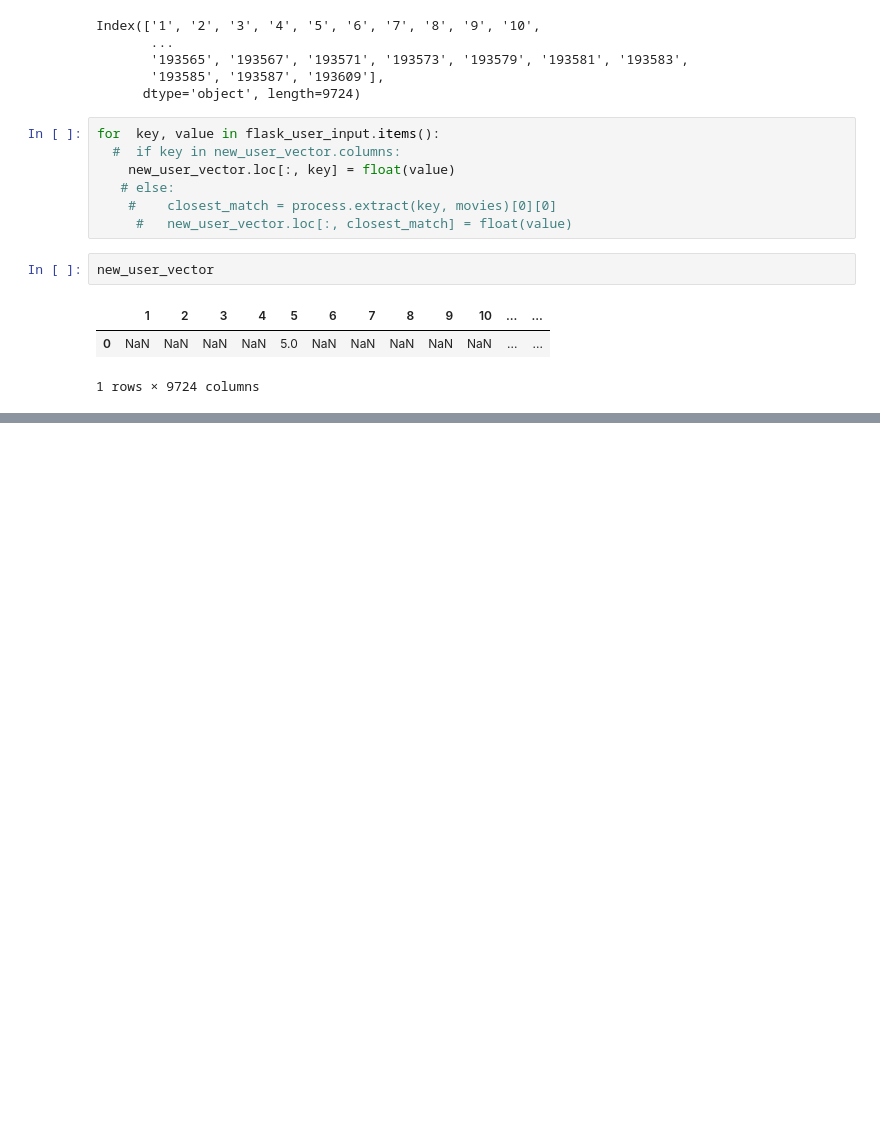
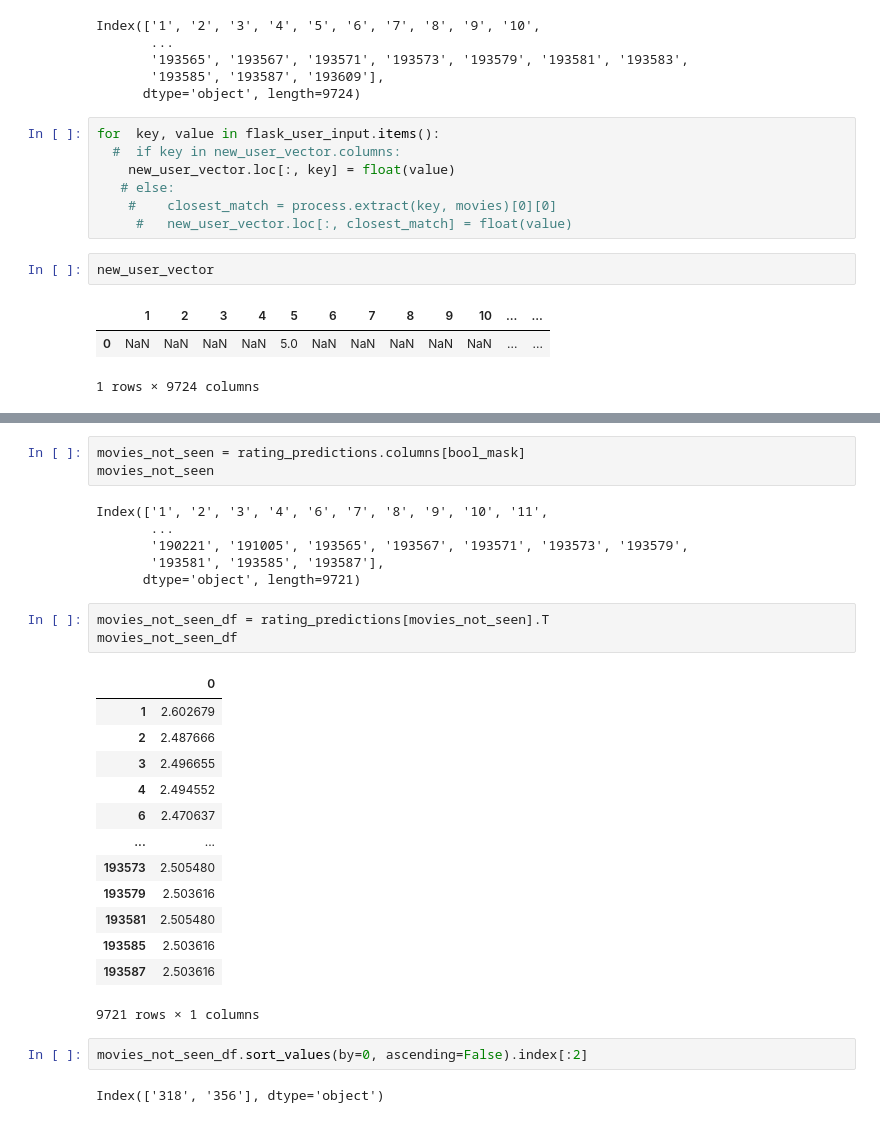
Before and after one commit to ccuevasd/movie_recommender, a Jupyter notebook: nmf/nmf.ipynb, the cells around one changed output, grey strips where cells are left out. Saved outputs shown, nothing was run; the diff lists cells and outputs as text; blank space fills up the shorter version.

Commit message:
Built movie recommender

```diff
--- a/nmf/nmf.ipynb
+++ b/nmf/nmf.ipynb
@@ -122,0 +139,30 @@ new_user_vector
+# %%
+movies_not_seen = rating_predictions.columns[bool_mask]
+movies_not_seen
+# %% [output]
+Index(['1', '2', '3', '4', '6', '7', '8', '9', '10', '11',
+       ...
+       '190221', '191005', '193565', '193567', '193571', '193573', '193579',
+       '193581', '193585', '193587'],
+      dtype='object', length=9721)
+# %%
+movies_not_seen_df = rating_predictions[movies_not_seen].T
+movies_not_seen_df
+# %% [output]
+|  | 0 |
+| 1 | 2.602679 |
+| 2 | 2.487666 |
+| 3 | 2.496655 |
+| 4 | 2.494552 |
+| 6 | 2.470637 |
+| ... | ... |
+| 193573 | 2.505480 |
+| 193579 | 2.503616 |
+| 193581 | 2.505480 |
+| 193585 | 2.503616 |
+| 193587 | 2.503616 |
+9721 rows × 1 columns
+# %%
+movies_not_seen_df.sort_values(by=0, ascending=False).index[:2]
+# %% [output]
+Index(['318', '356'], dtype='object')
```
Also changed, not shown: parts of 4 cells of this notebook.
